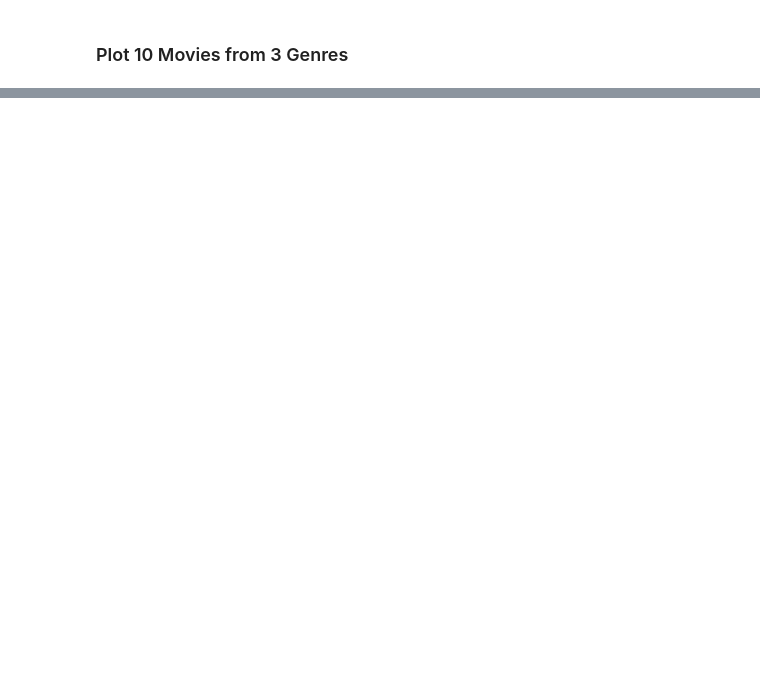
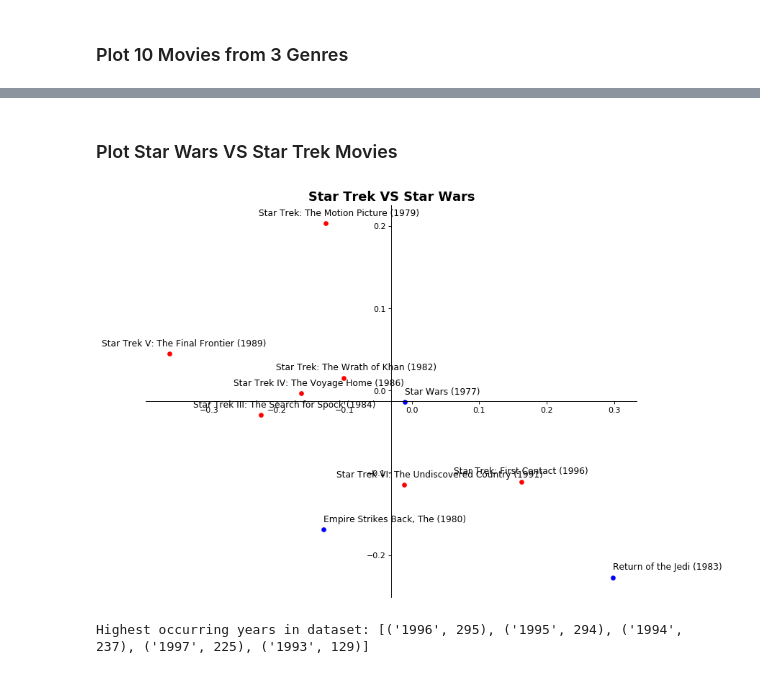
Before and after one commit to 18jeffreyma/cs155-visualization-miniproject, a Jupyter notebook: 5_matrix_factorization2.ipynb, the cells around one changed output, grey strips where cells are left out. Drawn from its saved outputs; the diff is of its cells as text; code cells hidden in the pictures; blank space fills up the shorter version.

```diff
--- a/5_matrix_factorization2.ipynb
+++ b/5_matrix_factorization2.ipynb
@@ -384,0 +386,58 @@ plt.show()
+# %% [markdown]
+### Plot Star Wars VS Star Trek Movies
+# %%
+star_trek = ['Star Trek: First Contact (1996)', 'Star Trek VI: The Undiscovered Country (1991)',
+        'Star Trek: The Wrath of Khan (1982)', 'Star Trek III: The Search for Spock (1984)',
+        'Star Trek IV: The Voyage Home (1986)', 'Star Trek: The Motion Picture (1979)',
+        'Star Trek V: The Final Frontier (1989)']
+
+star_wars = ['Star Wars (1977)', 'Return of the Jedi (1983)', 'Empire Strikes Back, The (1980)']
+
+star_trek_id = [movie_to_id[m] for m in star_trek]
+
+star_wars_id = [movie_to_id[m] for m in star_wars]
+
+# ====================== TEN BEST MOVIES PLOT ======================
+V_trek = np.take(np.transpose(V_tilde), star_trek_id, axis=0)
+
+V_wars = np.take(np.transpose(V_tilde), star_wars_id, axis=0)
+
+fig = plt.figure(figsize=(11, 9), dpi=80)
+ax = fig.add_subplot(1, 1, 1)
+
+# Center axes
+ax.spines['left'].set_position('center')
+ax.spines['bottom'].set_position('center')
+ax.spines['right'].set_color('none')
+ax.spines['top'].set_color('none')
+ax.xaxis.set_ticks_position('bottom')
+ax.yaxis.set_ticks_position('left')
+
+for i in range(len(V_trek)):
+    x = V_trek[i][0]
+    y = V_trek[i][1]
+    plt.scatter(x, y, marker='.', color='red', s=100)
+    plt.text(x - 0.1, y + 0.01, star_trek[i], fontsize=11)
+
+for i in range(len(V_wars)):
+    x = V_wars[i][0]
+    y = V_wars[i][1]
+    plt.scatter(x, y, marker='.', color='blue', s=100)
+    plt.text(x, y + 0.01, star_wars[i], fontsize=11)
+
+plt.title('Star Trek VS Star Wars', fontsize=16, fontweight='bold')
+plt.show()
+# %% [output]
+[figure, added]
+# %%
+from collections import Counter
+movie_to_year = dict()
+
+for index, row in movie_info.iterrows():
+    if row['title'] not in movie_to_year:
+        movie_to_year[row['title']] = row['title'][-5:-1]
+
+value = Counter(movie_to_year.values()).most_common(5)
+print('Highest occurring years in dataset: ' + str(value))
+# %% [output]
+Highest occurring years in dataset: [('1996', 295), ('1995', 294), ('1994', 237), ('1997', 225), ('1993', 129)]
```
Also changed, not shown: parts of 9 cells of this notebook, 1 other file.
